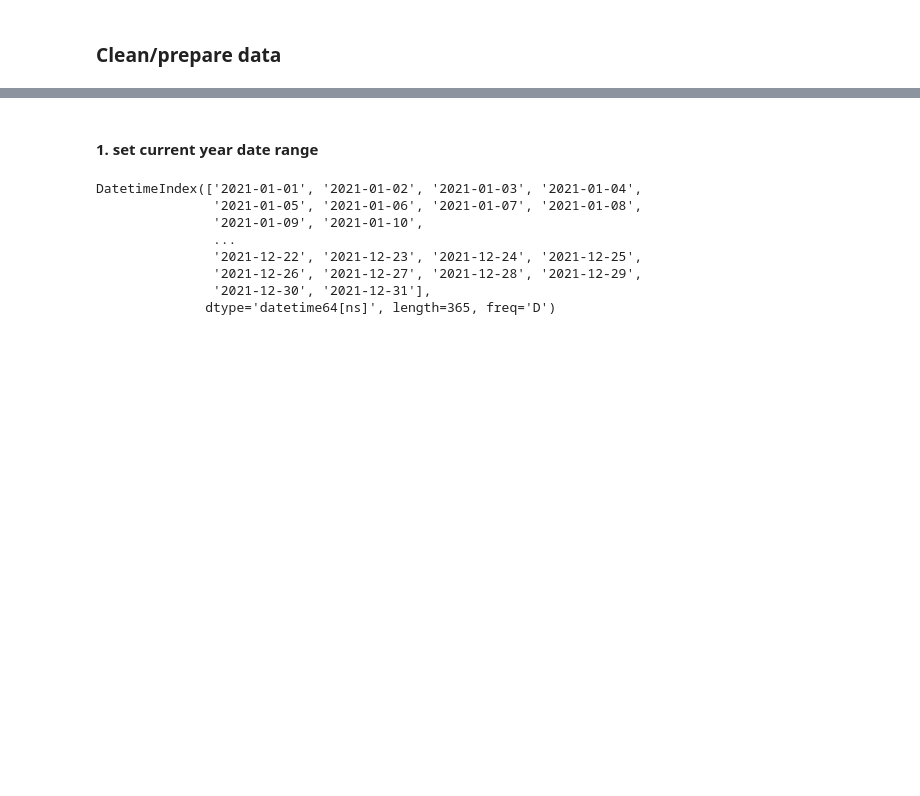
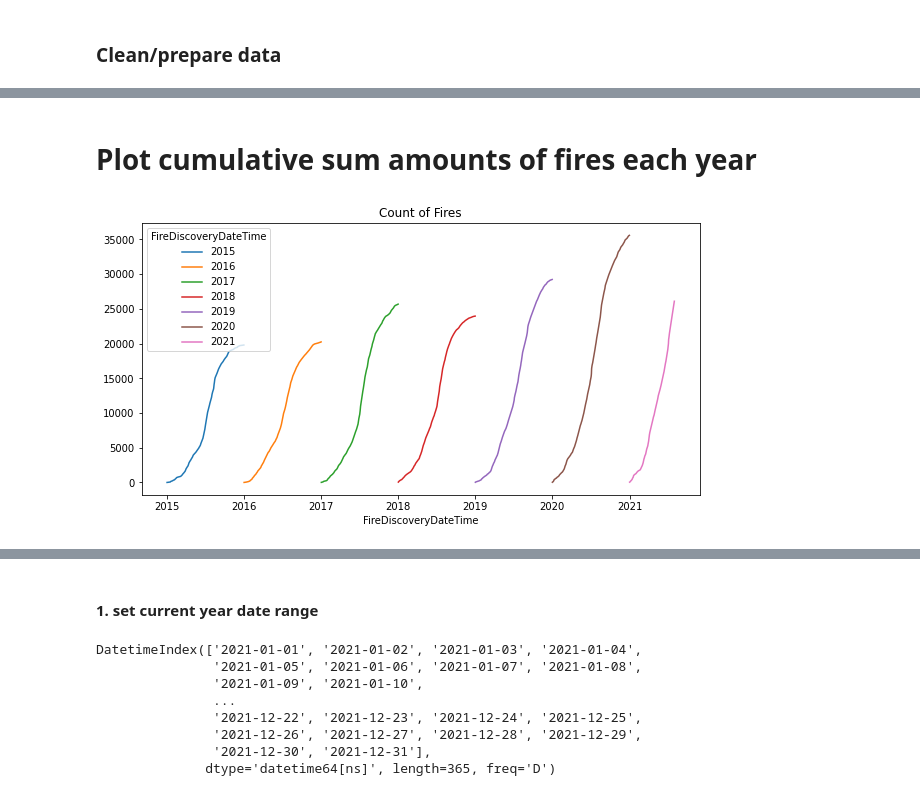
Before and after one commit to mrkjhsn/Python-Playground, a Jupyter notebook: forest_fires_time_series.ipynb, the cells around one changed output, grey strips where cells are left out. Drawn from its saved outputs; the diff is of its cells as text; code cells hidden in the pictures; blank space fills up the shorter version.

```diff
--- a/forest_fires_time_series.ipynb
+++ b/forest_fires_time_series.ipynb
@@ -124,3 +126,10 @@ plt.xlabel('Month of Year');
 # %%
 # since 2014 data doesn't look complete for the first half of the year I will exclude this year as well
 df = df[df.FireDiscoveryDateTime.dt.year > 2014]
+# %% [markdown]
+# Plot cumulative sum amounts of fires each year
+# %%
+df.groupby([df.FireDiscoveryDateTime.dt.date, df.FireDiscoveryDateTime.dt.year])['CalculatedAcres'].size().round(0).unstack().cumsum() \
+    .plot(figsize=(10, 5), title='Count of Fires');
+# %% [output]
+[figure, added]
```
Also changed, not shown: parts of 59 cells of this notebook.
